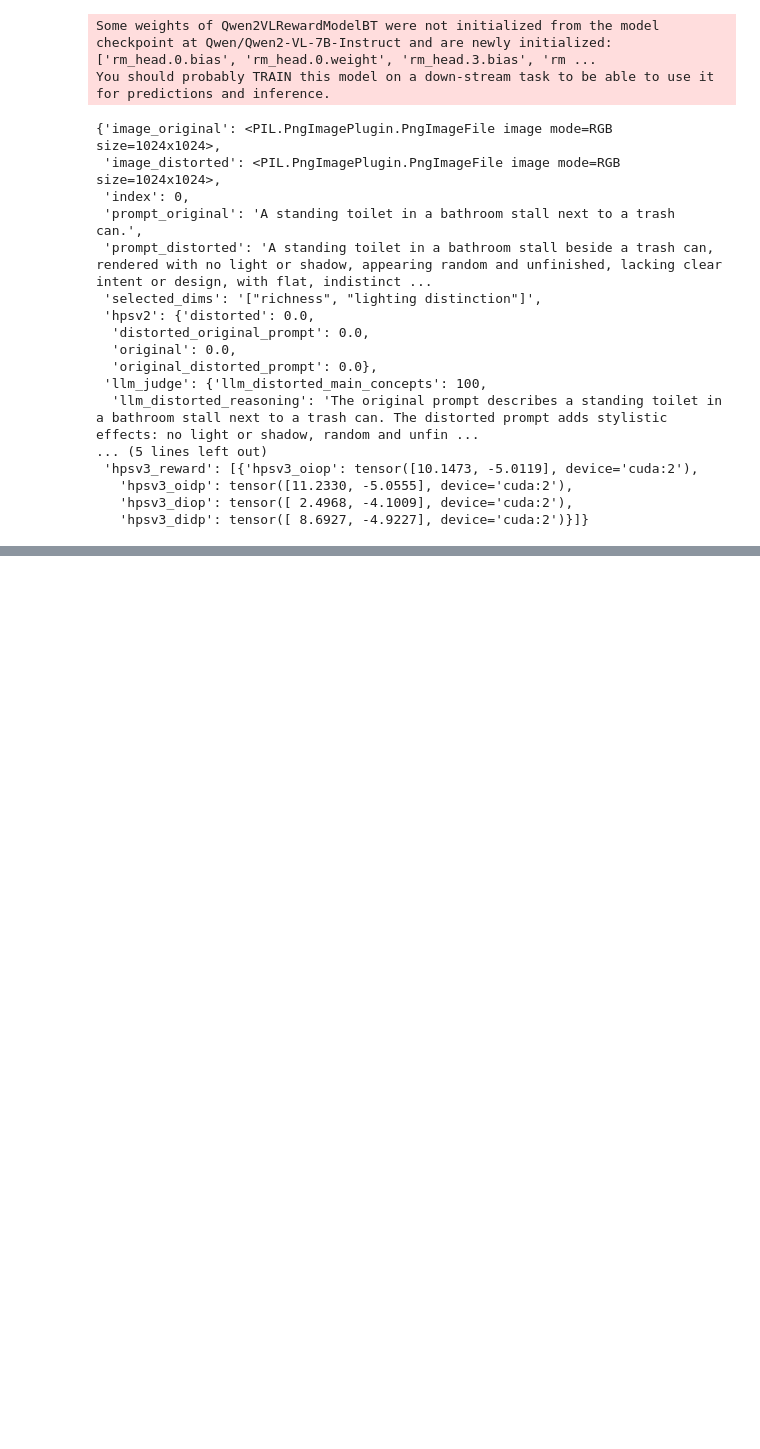
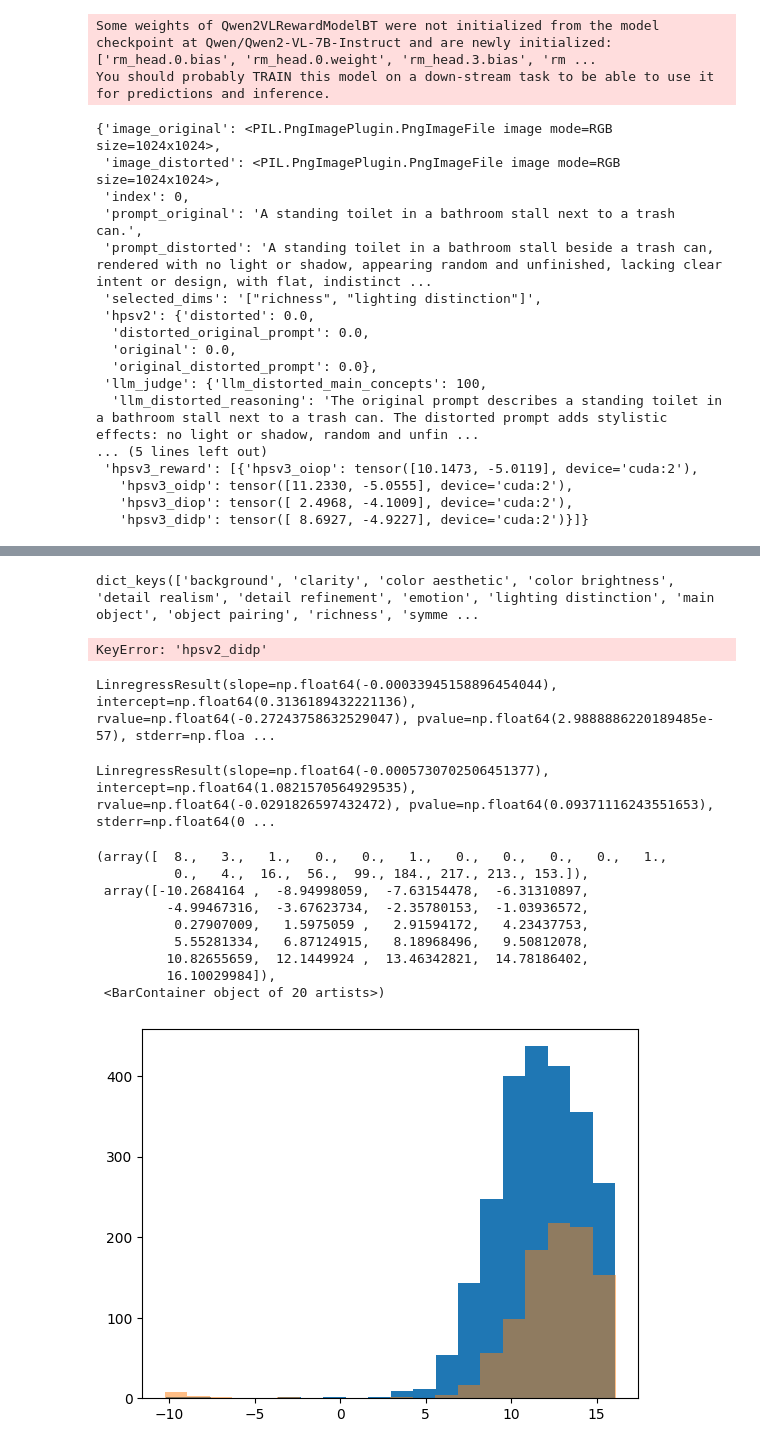
Before and after one commit to weathon/AAS, a Jupyter notebook: eval_later.ipynb, the cells around one changed output, grey strips where cells are left out. Drawn from its saved outputs; the diff is of its cells as text; code cells hidden in the pictures; blank space fills up the shorter version.

```diff
--- a/eval_later.ipynb
+++ b/eval_later.ipynb
@@ -178,0 +260,42 @@ dataset = dataset.map(hpsv3_reward)
+# %%
+prompt_dict.keys()
+# %% [output]
+dict_keys(['background', 'clarity', 'color aesthetic', 'color brightness', 'detail realism', 'detail refinement', 'emotion', 'lighting distinction', 'main object', 'object pairing', 'richness', 'symme ...
+# %%
+# regression
+from scipy.stats import linregress
+linregress(llm_distorted_effects, [i["hpsv3_didp"][0] for i in hpsv3_rewards_list])
+# %% [output]
+KeyError: 'hpsv2_didp'
+# %%
+# regression
+from scipy.stats import linregress
+linregress(llm_distorted_effects, [i["hpsv2_didp"] for i in hpsv2_rewards])
+# %% [output]
+LinregressResult(slope=np.float64(-0.00033945158896454044), intercept=np.float64(0.3136189432221136), rvalue=np.float64(-0.27243758632529047), pvalue=np.float64(2.9888886220189485e-57), stderr=np.floa ...
+# %%
+# regression
+from scipy.stats import linregress
+linregress(llm_distorted_effects, [i["image_reward_didp"] for i in image_rewards])
+# %% [output]
+LinregressResult(slope=np.float64(-0.0005730702506451377), intercept=np.float64(1.0821570564929535), rvalue=np.float64(-0.0291826597432472), pvalue=np.float64(0.09371116243551653), stderr=np.float64(0 ...
+# %%
+hpsv3 = np.array([i["hpsv3_didp"][0] for i in hpsv3_rewards_list])
+# %%
+llm_distorted_effects = np.array(llm_distorted_effects)
+# %%
+success_index = np.where(llm_distorted_effects > 10)[0]
+failed_index = np.where(llm_distorted_effects <= 10)[0]
+pylab.hist(hpsv3[success_index], bins=20)
+pylab.hist(hpsv3[failed_index], bins=20, alpha=0.5)
+# %% [output]
+(array([  8.,   3.,   1.,   0.,   0.,   1.,   0.,   0.,   0.,   0.,   1.,
+          0.,   4.,  16.,  56.,  99., 184., 217., 213., 153.]),
+ array([-10.2684164 ,  -8.94998059,  -7.63154478,  -6.31310897,
+         -4.99467316,  -3.67623734,  -2.35780153,  -1.03936572,
+          0.27907009,   1.5975059 ,   2.91594172,   4.23437753,
+          5.55281334,   6.87124915,   8.18968496,   9.50812078,
+         10.82655659,  12.1449924 ,  13.46342821,  14.78186402,
+         16.10029984]),
+ <BarContainer object of 20 artists>)
+[figure, added]
```
Also changed, not shown: parts of 46 cells of this notebook, 8 other files.
